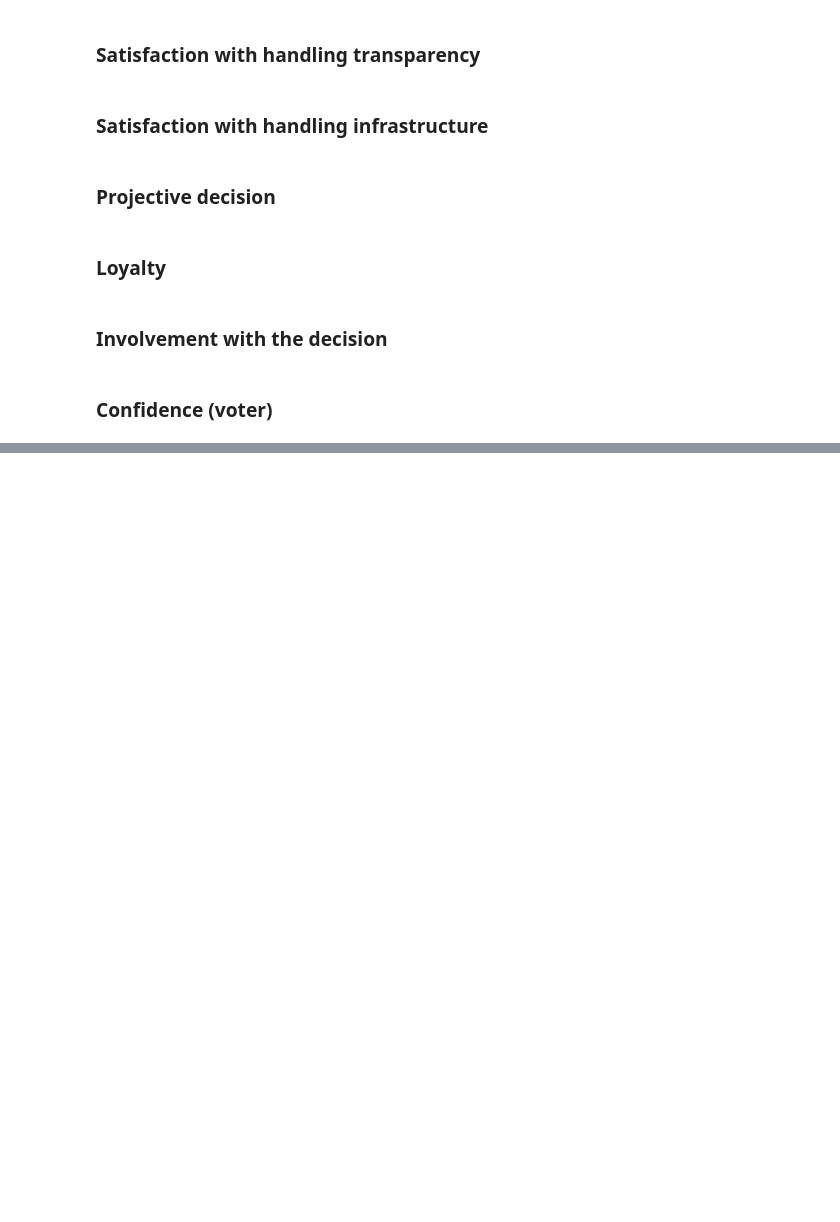
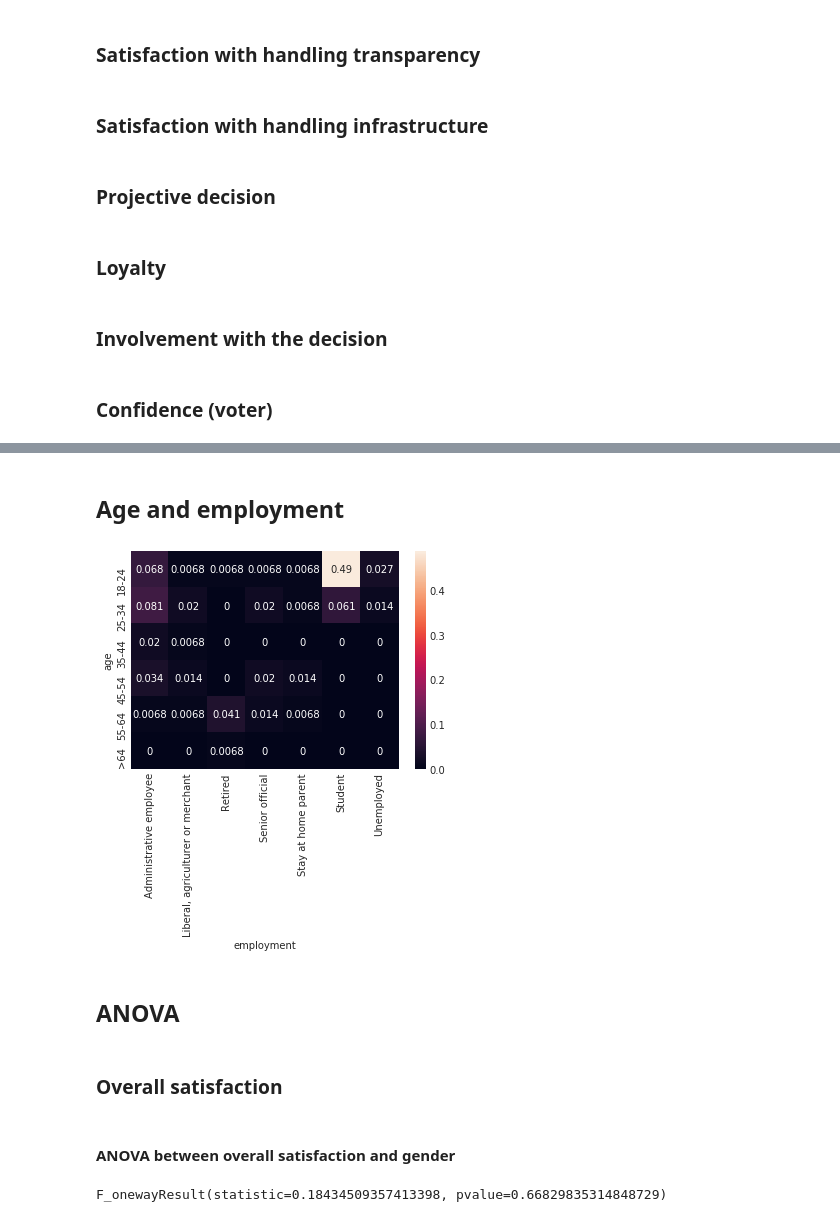
Before and after one commit to iyedg/municipal_elections_tunisia_2018, a Jupyter notebook: Tunisian municipal elections 2018.ipynb, the cells around one changed output, grey strips where cells are left out. Drawn from its saved outputs; the diff is of its cells as text; code cells hidden in the pictures; blank space fills up the shorter version.

```diff
--- a/Tunisian municipal elections 2018.ipynb
+++ b/Tunisian municipal elections 2018.ipynb
@@ -280,0 +295,8 @@ df["confidence_score"] = score(confidence)
+# %% [markdown]
+## Age and employment
+# %%
+sns.heatmap(pd.crosstab(df.age, df.employment, normalize=True), annot=True);
+# %% [output]
+[figure, added]
+# %% [markdown]
+## ANOVA
@@ -280,0 +308,8 @@ df["confidence_score"] = score(confidence)
+# %% [markdown]
+### Overall satisfaction
+# %% [markdown]
+#### ANOVA between overall satisfaction and gender
+# %%
+anova(categorical="gender", continuous="satisfaction_overall_score")
+# %% [output]
+F_onewayResult(statistic=0.18434509357413398, pvalue=0.66829835314848729)
```
Also changed, not shown: parts of 14 cells of this notebook.
